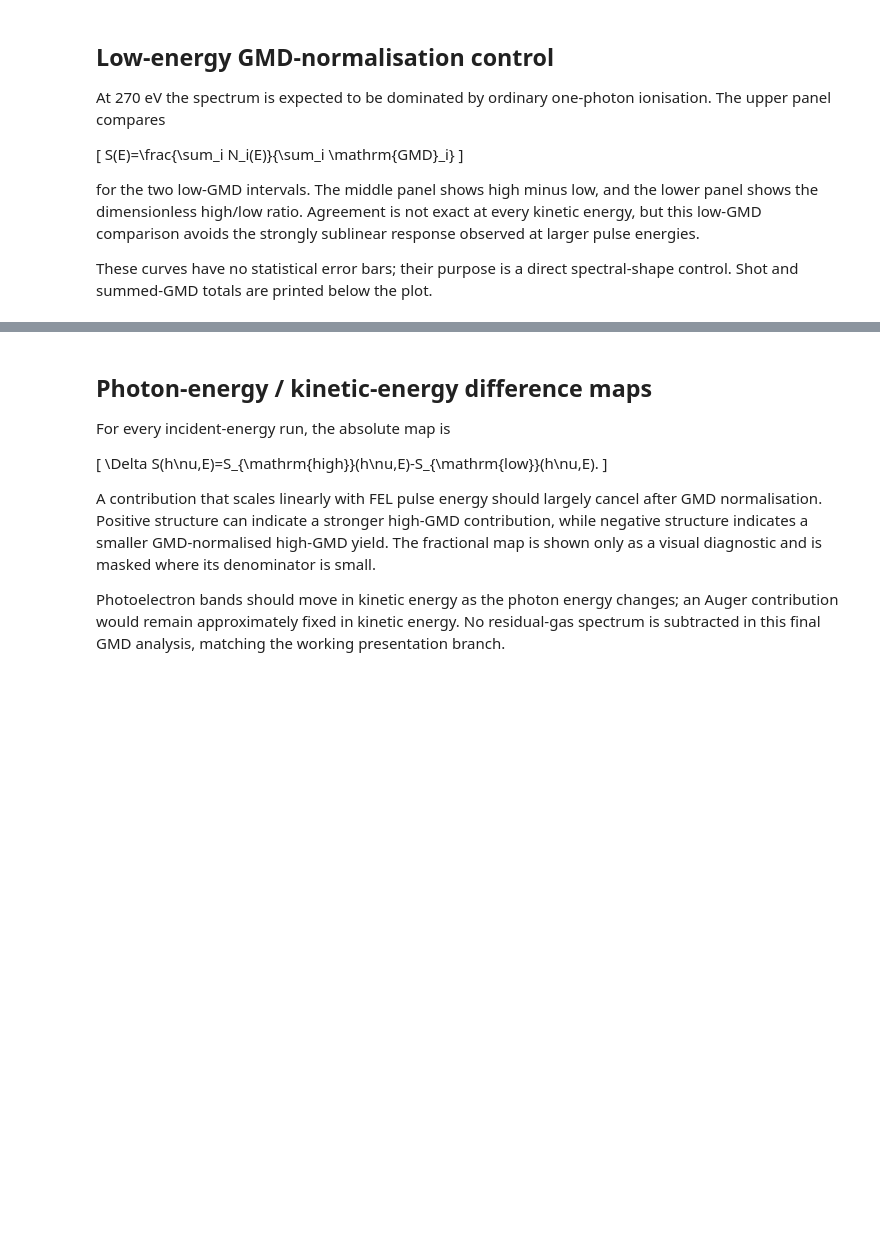
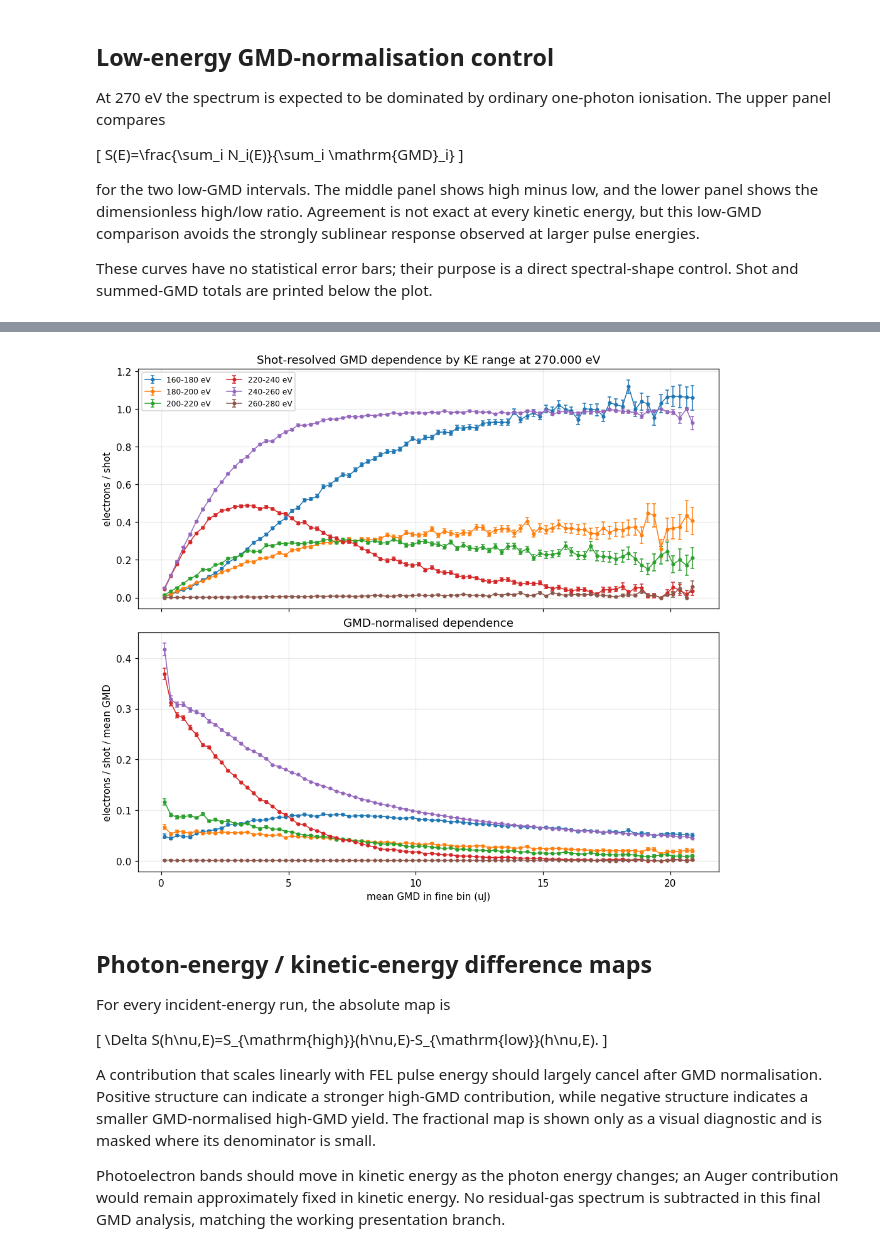
Before and after one commit to ogalexander/glycine26, a Jupyter notebook: analysis/post/GMD resonance search - clean.ipynb, the cells around one changed output, grey strips where cells are left out. Cells and saved outputs as stored; diff of their text form; code cells hidden in the pictures; blank space fills up the shorter version.

```diff
--- a/analysis/post/GMD resonance search - clean.ipynb
+++ b/analysis/post/GMD resonance search - clean.ipynb
@@ -538,3 +811,66 @@ for label in ("low", "high"):
+# %%
+fig, axes = plt.subplots(
+    2,
+    1,
+    figsize=(9, 8),
+    sharex=True,
+    constrained_layout=True,
+)
+
+for ke_range, counts in counts_by_ke.items():
+    x_mean, y_mean, y_sem, n_shots = fine_bin_mean_sem(
+        gmd_shot,
+        counts,
+        fine_edges,
+    )
+
+    good = n_shots > 0
+    label = f"{ke_range[0]}-{ke_range[1]} eV"
+
+    axes[0].errorbar(
+        x_mean[good],
+        y_mean[good],
+        yerr=y_sem[good],
+        fmt="o-",
+        ms=3,
+        lw=1.0,
+        capsize=2,
+        label=label,
+    )
+
+    # mean(counts)/mean(GMD) is algebraically equal to
+    # sum(counts)/sum(GMD) for the shots in each fine bin.
+    with np.errstate(invalid="ignore", divide="ignore"):
+        y_over_gmd = y_mean / x_mean
+        y_over_gmd_sem = y_sem / x_mean
+
+    axes[1].errorbar(
+        x_mean[good],
+        y_over_gmd[good],
+        yerr=y_over_gmd_sem[good],
+        fmt="o-",
+        ms=3,
+        lw=1.0,
+        capsize=2,
+        label=label,
+    )
+
+axes[0].set_ylabel("electrons / shot")
+axes[0].set_title(
+    f"Shot-resolved GMD dependence by KE range at "
+    f"{diagnostic_row['energy']:.3f} eV"
+)
+axes[0].grid(alpha=0.25)
+axes[0].legend(fontsize=8, ncols=2)
+
+axes[1].set_xlabel("mean GMD in fine bin (uJ)")
+axes[1].set_ylabel("electrons / shot / mean GMD")
+axes[1].set_title("GMD-normalised dependence")
+axes[1].grid(alpha=0.25)
+
+plt.show()
+# %% [output]
+[figure, added]
 # %% [markdown]
 ## Photon-energy / kinetic-energy difference maps
 
```
Also changed, not shown: parts of 11 cells of this notebook, 3 other files.
